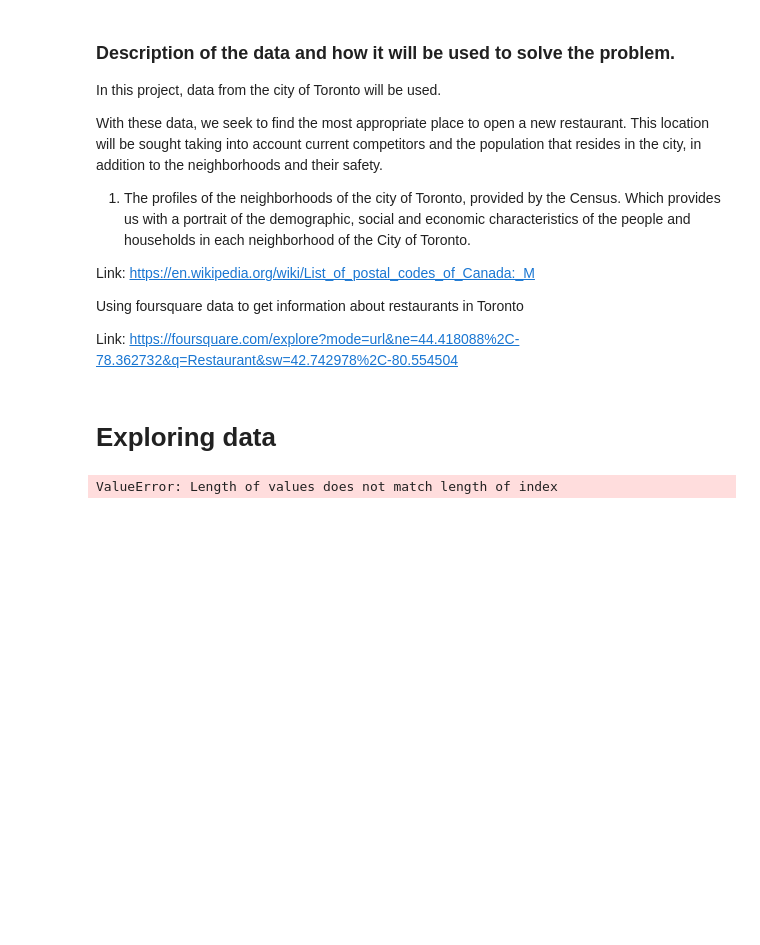
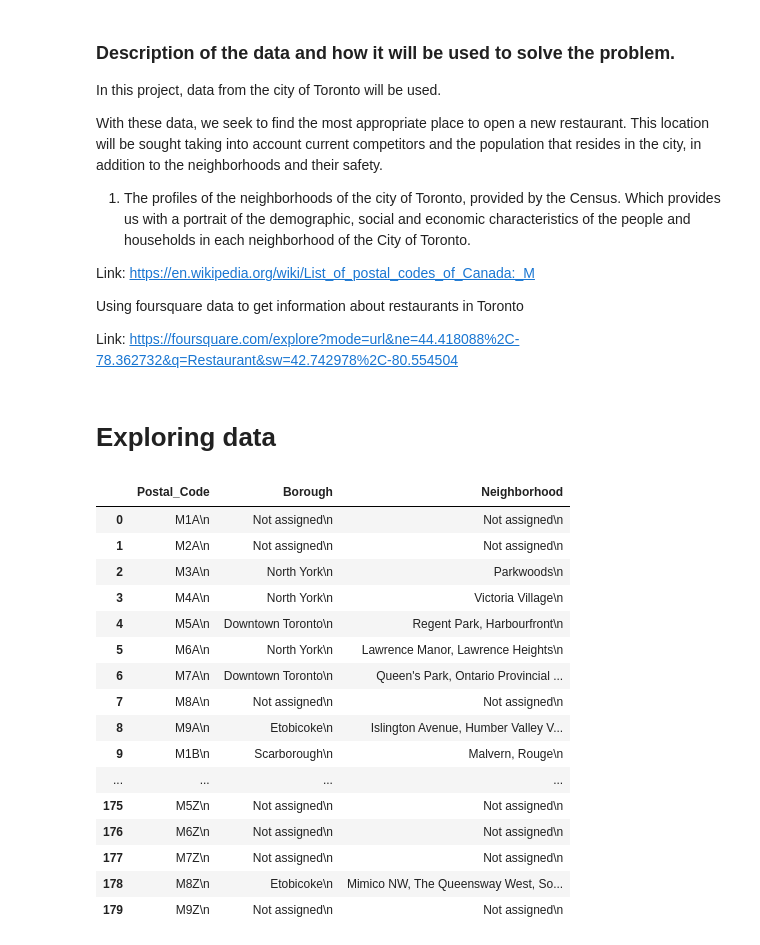
Before and after one commit to jamintonmoreno/The-Battle-of-Neighborhoods-City-of-Toronto-Canada, a Jupyter notebook: The Battle of Neighborhoods (Week 1) - Datos.ipynb, the cells around one changed output. Cells and saved outputs as stored; diff of their text form; code cells hidden in the pictures; blank space fills up the shorter version.

```diff
--- a/The Battle of Neighborhoods (Week 1) - Datos.ipynb
+++ b/The Battle of Neighborhoods (Week 1) - Datos.ipynb
@@ -38,19 +38,37 @@ page = urlopen(data)
 from bs4 import BeautifulSoup
 soup = BeautifulSoup(page, "lxml")
 # %%
-
+A=[]
+B=[]
+C=[]
 
 for row in soup.findAll("tr"):
     cells = row.findAll('td')
     if len(cells)==3:
         A.append(cells[0].find(text=True))
         B.append(cells[1].find(text=True))
         C.append(cells[2].find(text=True))
 
 pd_neigh['Postal_Code']=A
 pd_neigh['Borough']=B
 pd_neigh['Neighborhood']=C
 
 pd_neigh
 # %% [output]
-ValueError: Length of values does not match length of index
+|  | Postal_Code | Borough | Neighborhood |
+| 0 | M1A\n | Not assigned\n | Not assigned\n |
+| 1 | M2A\n | Not assigned\n | Not assigned\n |
+| 2 | M3A\n | North York\n | Parkwoods\n |
+| 3 | M4A\n | North York\n | Victoria Village\n |
+| 4 | M5A\n | Downtown Toronto\n | Regent Park, Harbourfront\n |
+| 5 | M6A\n | North York\n | Lawrence Manor, Lawrence Heights\n |
+| 6 | M7A\n | Downtown Toronto\n | Queen's Park, Ontario Provincial ... |
+| 7 | M8A\n | Not assigned\n | Not assigned\n |
+| 8 | M9A\n | Etobicoke\n | Islington Avenue, Humber Valley V... |
+| 9 | M1B\n | Scarborough\n | Malvern, Rouge\n |
+| ... | ... | ... | ... |
+| 175 | M5Z\n | Not assigned\n | Not assigned\n |
+| 176 | M6Z\n | Not assigned\n | Not assigned\n |
+| 177 | M7Z\n | Not assigned\n | Not assigned\n |
+| 178 | M8Z\n | Etobicoke\n | Mimico NW, The Queensway West, So... |
+| 179 | M9Z\n | Not assigned\n | Not assigned\n |
```
